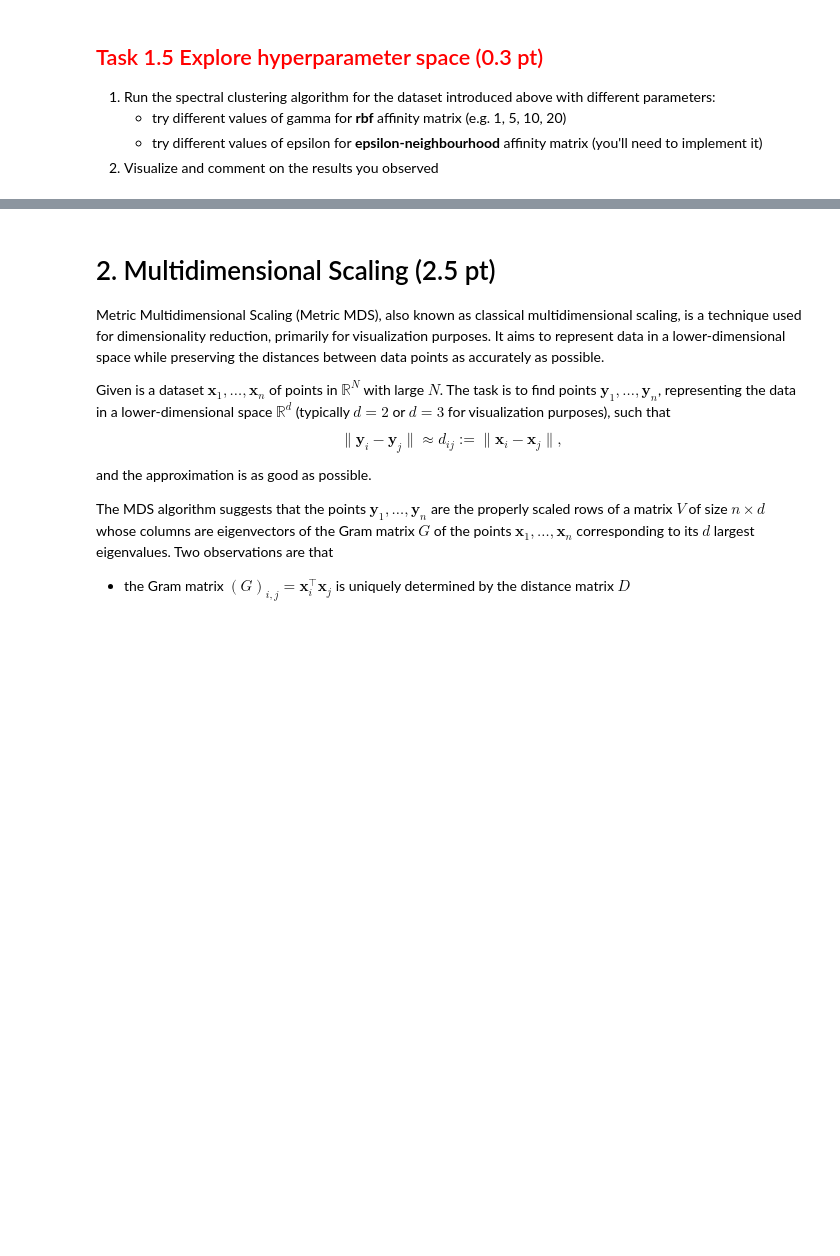
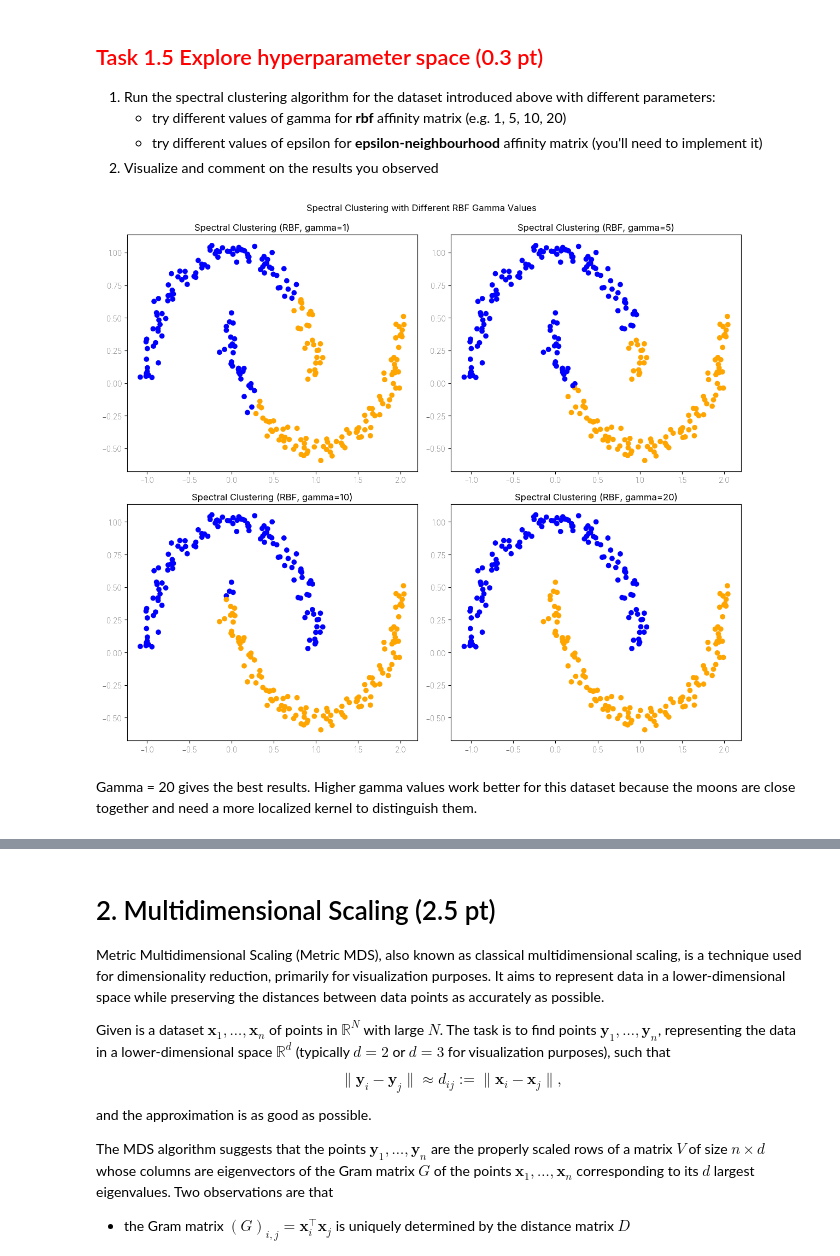
Before and after one commit to nuinashco/LinearAlgebra-UCU, a Jupyter notebook: hw2/task4-spectral_clustering.ipynb, the cells around one changed output, grey strips where cells are left out. Drawn from its saved outputs; the diff is of its cells as text; code cells hidden in the pictures; blank space fills up the shorter version.

```diff
--- a/hw2/task4-spectral_clustering.ipynb
+++ b/hw2/task4-spectral_clustering.ipynb
@@ -297,24 +350,3 @@ The labels of kmeans clustering in 6. give the cluster labels in the original da
 ## <font color="red">Task 1.4 Spectral Clustering Algorithm (1 pt)</font>
 
 Implement a function that does spectral clustering
-# %%
-def spectral_clustering(X: np.array, affinity_fn: Callable[[np.array], np.array], n_clusters: int) -> np.array:
-    """
-    Parameters
-    ----------
-    X : np.array of shape (N, M)
-         Input data (N samples, M features (in our case M=2))
-
-    affinity_fn: Callable[[np.array], np.array]
-         Function to calculate affinity from the input data
-
-    n_clusters : int
-         Number of clusters to partition X into
-    ----------
-
-    Returns
-    ----------
-    np.array of shape (N, ) with labels assigned to X
-    ----------
-    """
-    raise NotImplementedError
@@ -325,3 +388,27 @@ def spectral_clustering(X: np.array, affinity_fn: Callable[[np.array], np.array]
     * try different values of gamma for **rbf** affinity matrix (e.g. 1, 5, 10, 20)
     * try different values of epsilon for **epsilon-neighbourhood** affinity matrix (you'll need to implement it)
 2. Visualize and comment on the results you observed
+# %%
+X_moons, Y_moons = sklearn.datasets.make_moons(n_samples=250, noise=0.05, random_state=42)
+colors = np.array(['blue', 'orange'])
+
+
+gammas = [1, 5, 10, 20]
+
+fig, axes = plt.subplots(2, 2, figsize=(12, 10))
+axes = axes.flatten()
+
+for ax, gamma in zip(axes, gammas):
+    affinity_fn = lambda X, g=gamma: rbf_affinity_matrix(X, g)
+    labels = spectral_clustering(X_moons, affinity_fn, n_clusters=2)
+
+    ax.scatter(X_moons[:, 0], X_moons[:, 1], c=colors[labels])
+    ax.set_title(f'Spectral Clustering (RBF, gamma={gamma})')
+
+plt.tight_layout()
+plt.suptitle('Spectral Clustering with Different RBF Gamma Values', y=1.02)
+plt.show()
+# %% [output]
+[figure, added]
+# %% [markdown]
+Gamma = 20 gives the best results. Higher gamma values work better for this dataset because the moons are close together and need a more localized kernel to distinguish them.
```
Also changed, not shown: parts of 19 cells of this notebook.
